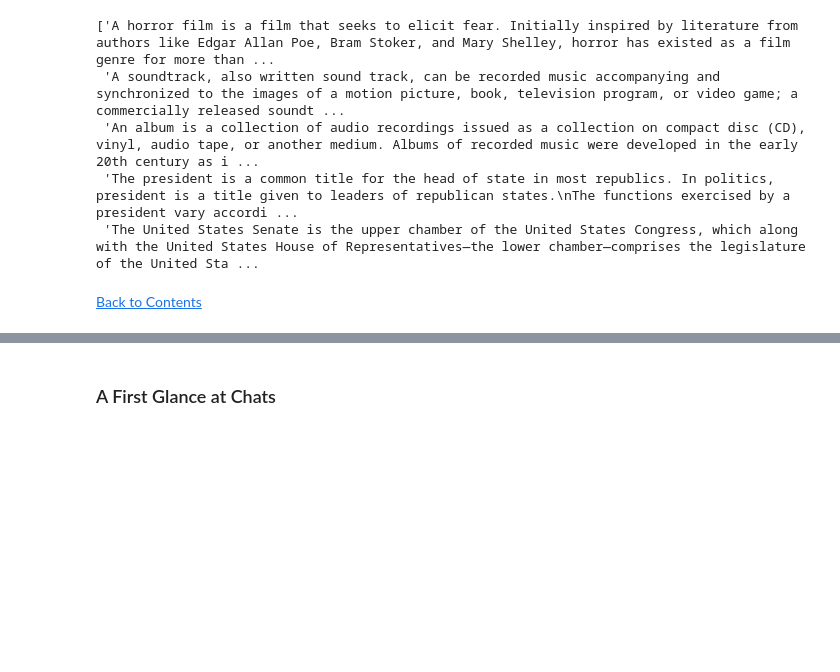
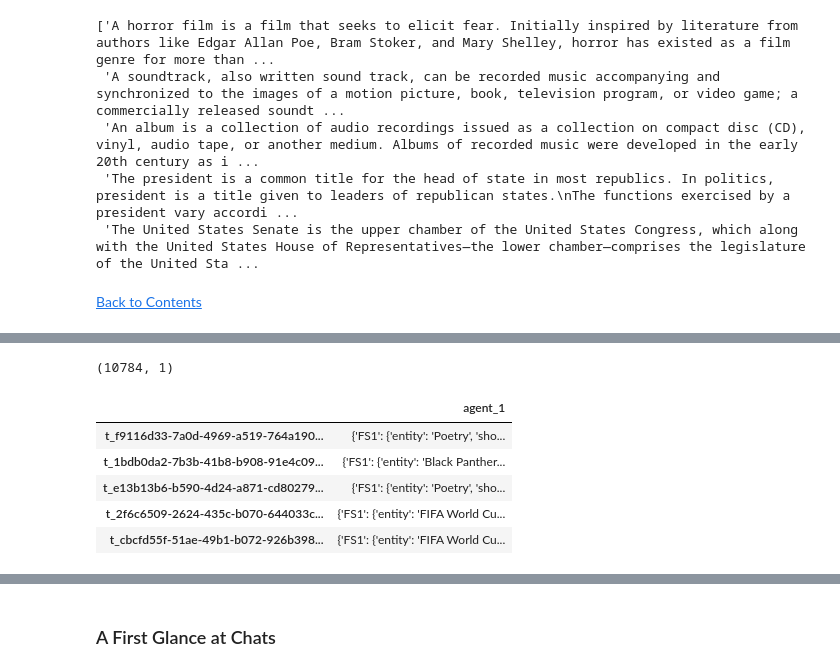
Before and after one commit to alessiot/Topical-Chats, a Jupyter notebook: topical_chats.ipynb, the cells around one changed output, grey strips where cells are left out. Cells and saved outputs as stored; diff of their text form; code cells hidden in the pictures; blank space fills up the shorter version.

```diff
--- a/topical_chats.ipynb
+++ b/topical_chats.ipynb
@@ -164,0 +177,16 @@ talking_points[:5]
+# %%
+reading_datafiles = glob.glob("./alexa/reading_sets//*.json")
+reading_df = pd.concat([pd.read_json(fp).T.drop(['config','article_url','agent_2'], axis=1)
+                      for fp in reading_datafiles], ignore_index=False)
+print(reading_df.shape)
+# %% [output]
+(10784, 1)
+# %%
+reading_df.head()
+# %% [output]
+|  | agent_1 |
+| t_f9116d33-7a0d-4969-a519-764a190... | {'FS1': {'entity': 'Poetry', 'sho... |
+| t_1bdb0da2-7b3b-41b8-b908-91e4c09... | {'FS1': {'entity': 'Black Panther... |
+| t_e13b13b6-b590-4d24-a871-cd80279... | {'FS1': {'entity': 'Poetry', 'sho... |
+| t_2f6c6509-2624-435c-b070-644033c... | {'FS1': {'entity': 'FIFA World Cu... |
+| t_cbcfd55f-51ae-49b1-b072-926b398... | {'FS1': {'entity': 'FIFA World Cu... |
```
Also changed, not shown: parts of 12 cells of this notebook, 15 other files.
